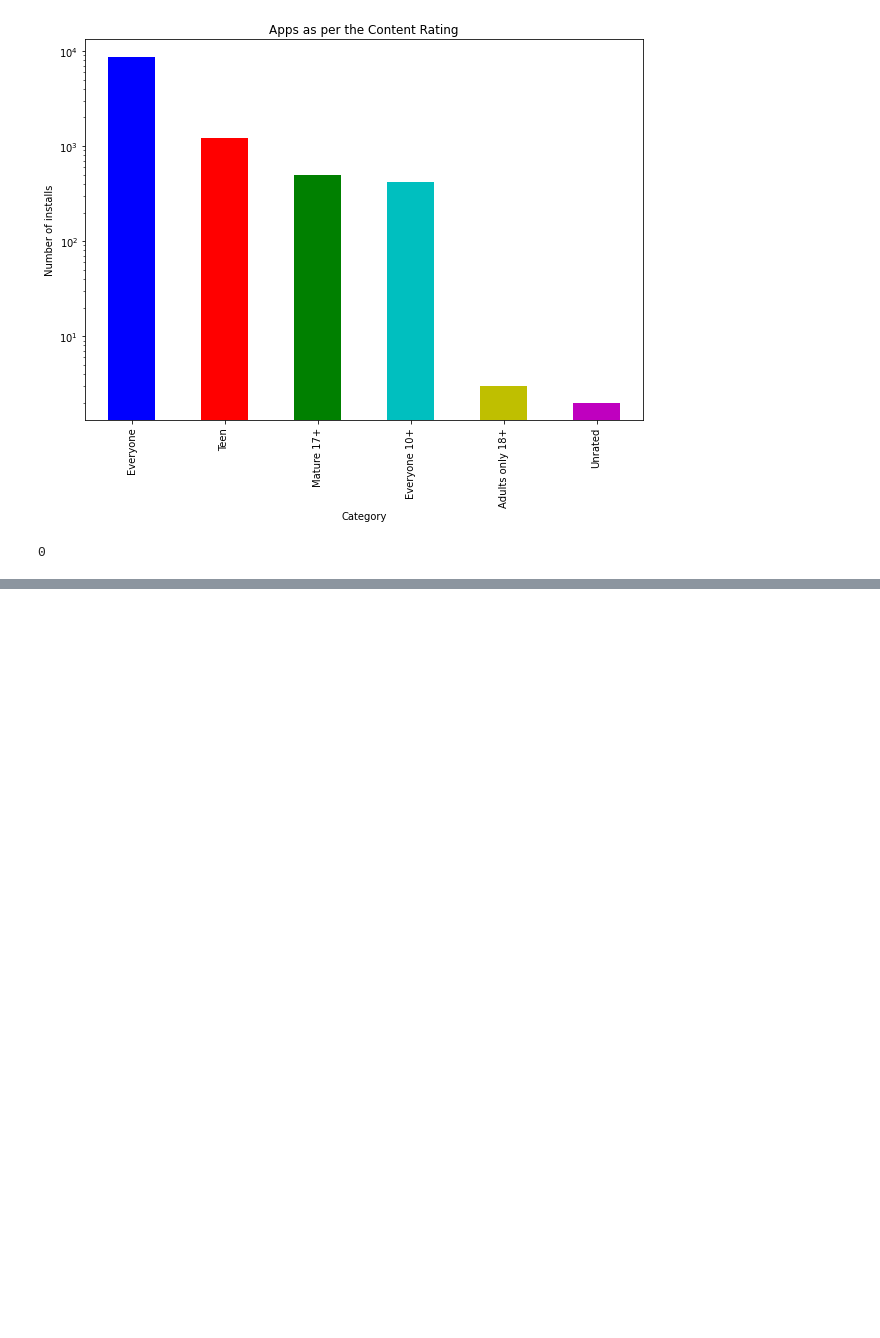
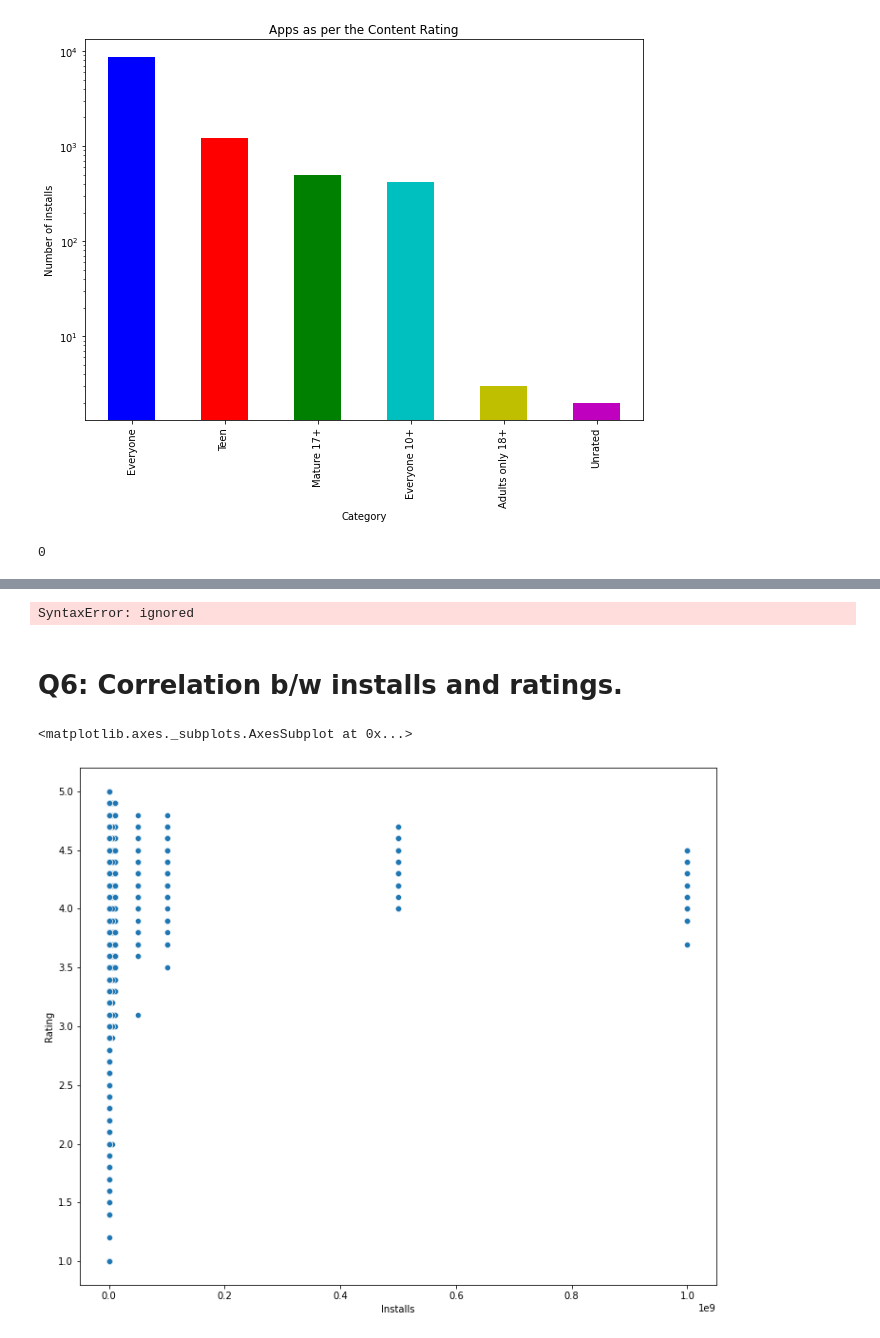
Before and after one commit to Palak-bindal/Capstone-Play-store, a Jupyter notebook: Copy_of_Play_Store_App_Review_Analysis_Capstone_Project.ipynb, the cells around one changed output, grey strips where cells are left out. Drawn from its saved outputs; the diff is of its cells as text; code cells hidden in the pictures; blank space fills up the shorter version.

Commit message:
Data visualization

```diff
--- a/Copy_of_Play_Store_App_Review_Analysis_Capstone_Project.ipynb
+++ b/Copy_of_Play_Store_App_Review_Analysis_Capstone_Project.ipynb
@@ -296,0 +390,18 @@ playstore_df.Genres.isnull().sum()
+# %%
+new_playstore_df['Revenue'] = new_playstore_df['Price']*new_playstore_df['Installs']
+
+new_playstore_df = new_playstore_df.sort_values('Revenue', ascending='False')
+
+new_playstore_df.head().
+# %% [output]
+SyntaxError: ignored
+# %% [markdown]
+# Q6: Correlation b/w installs and ratings.
+# %%
+plt.figure(figsize = (12,10))
+sns.scatterplot(x = playstore_df.Installs , y = playstore_df.Rating, edgecolor = 'white')
+
+#This shows that most of the apps has rating between 3.5-5
+# %% [output]
+<matplotlib.axes._subplots.AxesSubplot at 0x...>
+[figure, added]
```
Also changed, not shown: parts of 19 cells of this notebook.
